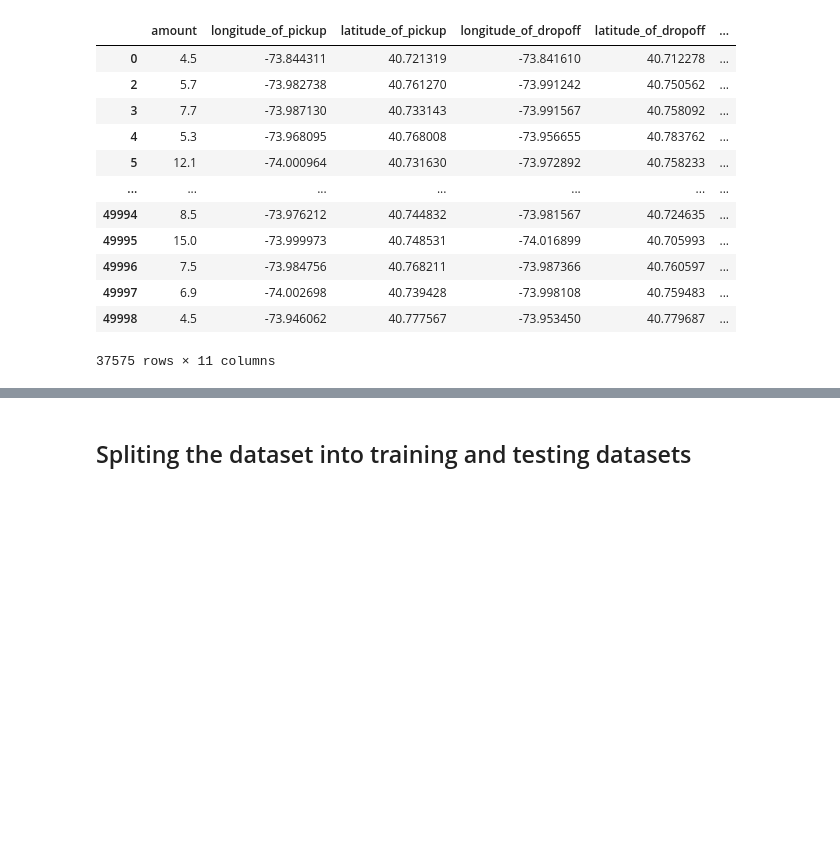
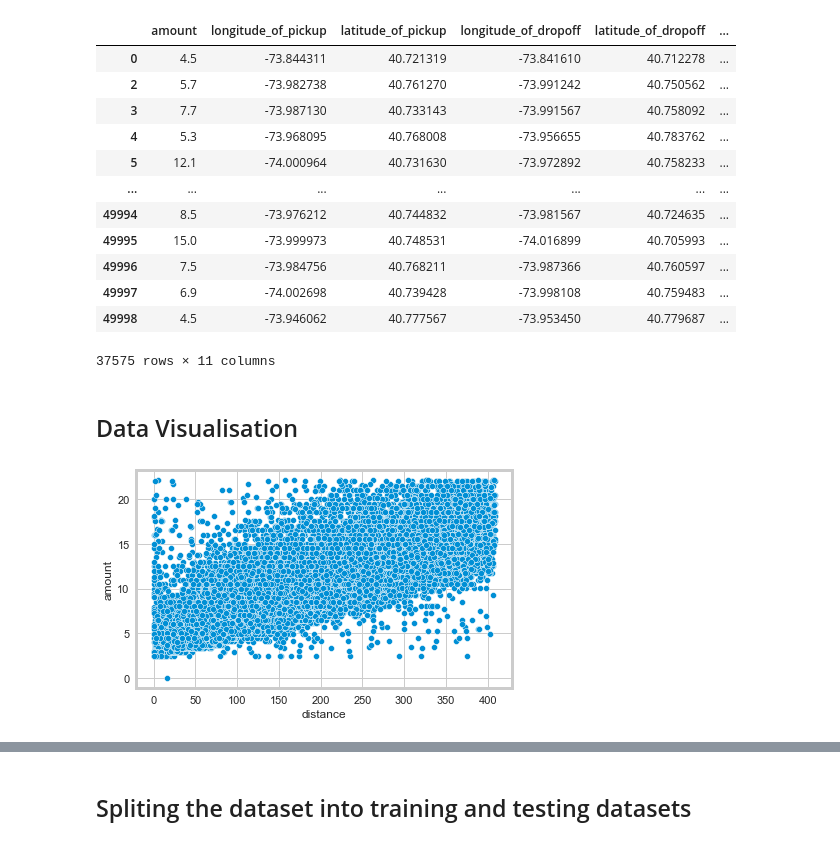
Before and after one commit to Viraj-Anand/Minor-Projects, a Jupyter notebook: Taxifare.ipynb, the cells around one changed output, grey strips where cells are left out. Drawn from its saved outputs; the diff is of its cells as text; code cells hidden in the pictures; blank space fills up the shorter version.

```diff
--- a/Taxifare.ipynb
+++ b/Taxifare.ipynb
@@ -294,3 +257,10 @@ ds
 | 49997 | 6.9 | -74.002698 | 40.739428 | -73.998108 | 40.759483 | ... |
 | 49998 | 4.5 | -73.946062 | 40.777567 | -73.953450 | 40.779687 | ... |
 37575 rows × 11 columns
+# %% [markdown]
+## Data Visualisation
+# %%
+sns.scatterplot(ds['distance'],ds['amount'])
+sns.set_style('whitegrid')
+# %% [output]
+[figure, added]
```
Also changed, not shown: parts of 32 cells of this notebook.
